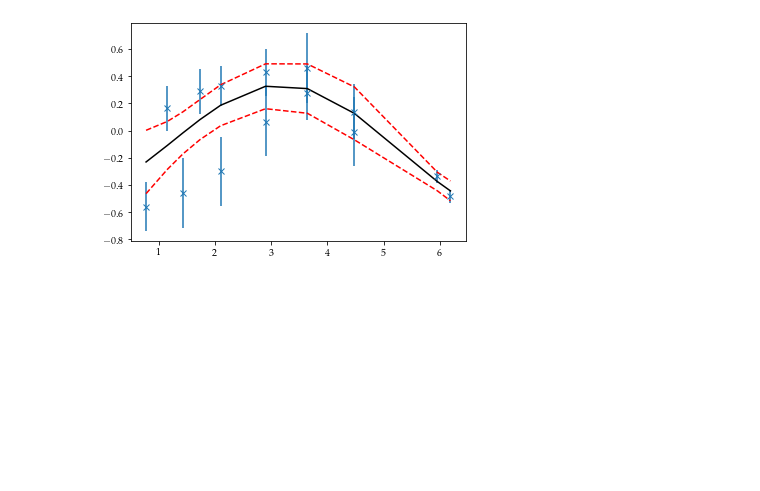
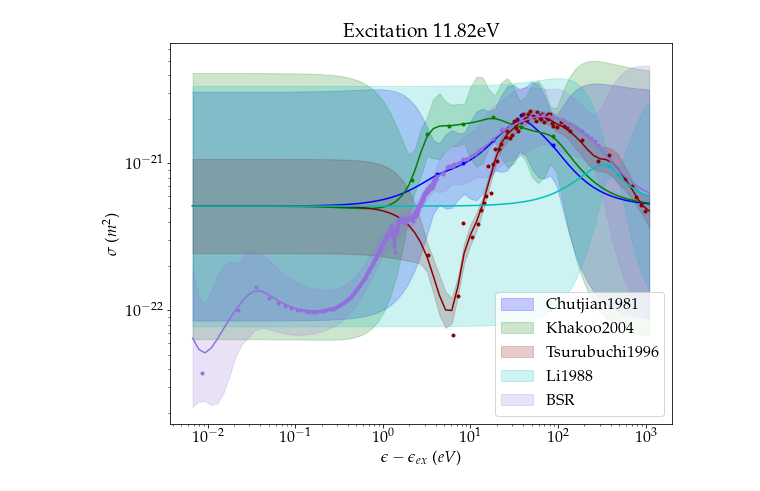
Before and after one commit to dreamer2368/uncertain-crs, a Jupyter notebook: bolsig/crs-exp-torch.ipynb, the cells around one changed output. Saved outputs shown, nothing was run; the diff lists cells and outputs as text; code cells hidden in the pictures; blank space fills up the shorter version.

Commit message:
Bayesian inference with gpr. interface for forward propagation with bolsig.

```diff
--- a/bolsig/crs-exp-torch.ipynb
+++ b/bolsig/crs-exp-torch.ipynb
@@ -10,6 +10,8 @@ plt.rcParams.update({
     "font.size": 16,
 })
 
+colors = ['b','g','darkred','c','mediumpurple','sienna']
+
 %matplotlib inline
 # %%
 import crossSections as cross
@@ -381,27 +441,87 @@ tensor([[ 0.0000, -0.1429, -0.2857,  ..., -6.7143, -6.8571, -7.0000],
 # %%
-Kd = []
+def max_corr(kernels,n,xm,xt):
+    assert((xm.dim()==1) and (xt.dim()==1))
+#     for k in range(kernels.n):
+    varm = kernels.forward(n, xm-xm)
+    vart = kernels.forward(n, xt-xt)
+
+    xxm = varm.repeat(vart.size(0),1).t()
+    xxt = vart.repeat(varm.size(0),1)
+    vmvt = xxm * xxt
+
+    corr = kernels.covariance(n,xm,xt) / torch.sqrt(vmvt)
+    maxcor, idx = torch.max(corr,0)
+    return maxcor
+
+xtest = torch.linspace(-5,7,75)
+
+Kb, Kp = [], []
 for k in range(len(Wlog)):
-    cov = cov_kern.forward(xd[k])
+    cov = cov_kern.forward(k,xd[k])
 #     cov = cov_kern.forward(xd[k],xm[k])
     cov += torch.diag(ed[k]**2)
-    Kd += [cov]
-Kb = torch.block_diag(*Kd)
-Kp = cov_kern.covariance(wlogx,xtest)
-print(Kb.size(),Kp.size())
+    Kb += [cov]
+    Kp += [cov_kern.covariance(k,xm[k],xtest)]
+# Kb = torch.block_diag(*Kd)
+# Kp = cov_kern.covariance(wlogx,xtest)
+# print(Kb.size(),Kp.size())
 
-LKb = torch.cholesky(Kb)
-ym = torch.matmul( Kp.t(), torch.cholesky_solve(wlogy.reshape(wlogy.size(0),1),LKb) ).squeeze()
-y_cov = cov_kern.covariance(xtest,xtest) - torch.matmul( Kp.t(), torch.cholesky_solve(Kp,LKb) )
-y_var = torch.diag(y_cov)
-print(y_var)
-print((ym + torch.sqrt(y_var)).size())
-print(cov_kern.var,cov_kern.scale)
+ym, y_var, zm = [], [], []
+y_cov = []
+for k in range(len(Wlog)):
+    LKb = torch.cholesky(Kb[k])
+    ym += [torch.matmul( Kp[k].t(), torch.cholesky_solve(yd[k].reshape(yd[k].size(0),1),LKb) ).squeeze()]
+    y_cov += [cov_kern.covariance(k,xtest,xtest) - torch.matmul( Kp[k].t(), torch.cholesky_solve(Kp[k],LKb) ) ]
+    y_var += [torch.diag(y_cov[k])]
+    zm += [max_corr(cov_kern,k,xm[k],xtest)]
+# print(y_var)
+# print((ym + torch.sqrt(y_var)).size())
+# print(cov_kern.var,cov_kern.scale)
 # print(cov_kern.var1,cov_kern.var2,cov_kern.slope,cov_kern.phase)
 
+plt.rcParams.update({
+    "text.usetex": True,
+    "font.family": "serif",
+    "font.serif": ["Palatino"],
+    "font.size": 16,
+})
+
 plt.figure(1)
-for wlogk in Wlog:
-    plt.errorbar(wlogk[:,0],wlogk[:,1],yerr=wlogk[:,2],fmt='x')
-plt.plot(xtest,ym.detach(),'-k')
-plt.plot(xtest,(ym + 2.0 * torch.sqrt(y_var)).detach(),'--r')
-plt.plot(xtest,(ym - 2.0 * torch.sqrt(y_var)).detach(),'--r')
+for k, wlogk in enumerate(Wlog):
+#     if((k!=3)): continue
+#     plt.errorbar(wlogk[:,0],wlogk[:,1],yerr=wlogk[:,2],fmt='x')
+    plt.plot(np.exp(wlogk[:,0]),np.exp(wlogk[:,1]+Wlogm),'.',color=colors[k])
+    plt.plot(np.exp(xtest),np.exp(ym[k].detach()+Wlogm),'-',color=colors[k])
+    plt.fill_between(
+        np.exp(xtest),
+        # plus/minus standard deviation (70 percent confidence interval)
+        np.exp((ym[k] - 2.0 * torch.sqrt(y_var[k])).detach() + Wlogm),
+        np.exp((ym[k] + 2.0 * torch.sqrt(y_var[k])).detach() + Wlogm),
+        alpha=0.2,
+        color=colors[k],
+        label=targetrefs[k],
+    )
+plt.xscale('log')
+plt.yscale('log')
+plt.xlabel('$\epsilon - \epsilon_{ex}$ ($eV$)')
+plt.ylabel('$\sigma$ ($m^{2}$)')
+plt.title('Excitation 11.82eV')
+plt.legend(loc='lower right')
+fig = plt.gcf()
+fig.set_size_inches(9, 7)
+plt.show()
+fig.savefig("./dataset6.pdf", dpi=600)
+
+plt.figure(2)
+for k, wlogk in enumerate(Wlog):
+#     if((k!=0) and (k!=1)): continue
+    plt.plot(np.exp(xtest),zm[k].detach(),'-',color=colors[k])
+plt.xscale('log')
+plt.xlabel('$\epsilon - \epsilon_{ex}$ ($eV$)')
+plt.ylabel('max corr')
+plt.title('Excitation 11.82eV')
+fig = plt.gcf()
+fig.set_size_inches(9, 7)
+plt.show()
+fig.savefig("./dataset7.pdf", dpi=600)
 # %% [output]
@@ -416 +528 @@ tensor(9.4047, requires_grad=True)
-[figure, old version]
+[figure, new version]
```
Also changed, not shown: parts of 15 cells of this notebook, 23 other files.
